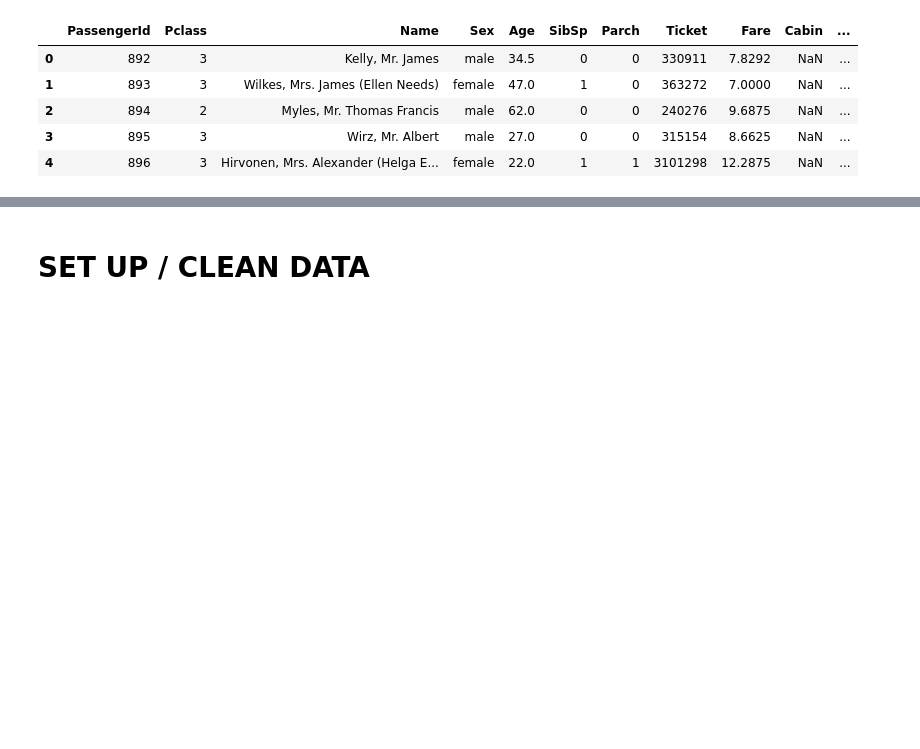
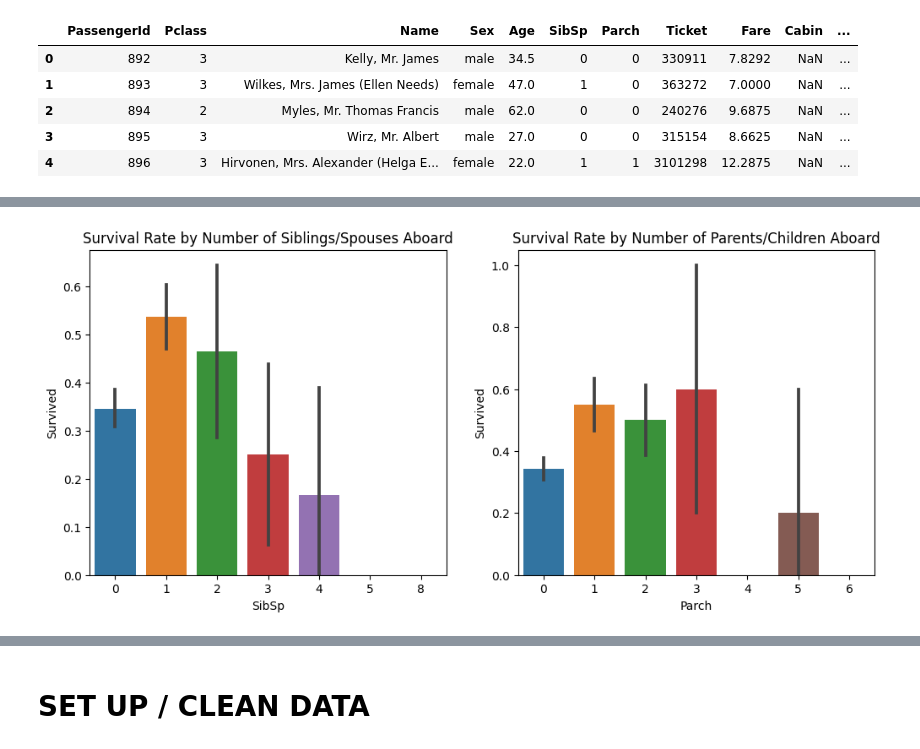
Before and after one commit to GioDude211/Kaggle_Projects, a Jupyter notebook: Titanic Competition/titanic_model_1.ipynb, the cells around one changed output, grey strips where cells are left out. Cells and saved outputs as stored; diff of their text form; code cells hidden in the pictures; blank space fills up the shorter version.

```diff
--- a/Titanic Competition/titanic_model_1.ipynb
+++ b/Titanic Competition/titanic_model_1.ipynb
@@ -68,0 +103,14 @@ test_data.head()
+# %%
+#Survival Rates by Number of Siblings/Spouses Aboard (SibSp) and Parents/Children Aboard (Parch)
+
+fig, axs = plt.subplots(1, 2, figsize=(12, 5))
+
+bp2 = sns.barplot(x='SibSp', y='Survived', data=train_data, ax=axs[0])
+axs[0].set_title('Survival Rate by Number of Siblings/Spouses Aboard')
+
+bp3 = sns.barplot(x='Parch', y='Survived', data=train_data, ax=axs[1])
+axs[1].set_title('Survival Rate by Number of Parents/Children Aboard')
+
+plt.show()
+# %% [output]
+[figure, added]
```
Also changed, not shown: parts of 10 cells of this notebook, 1 other file.
